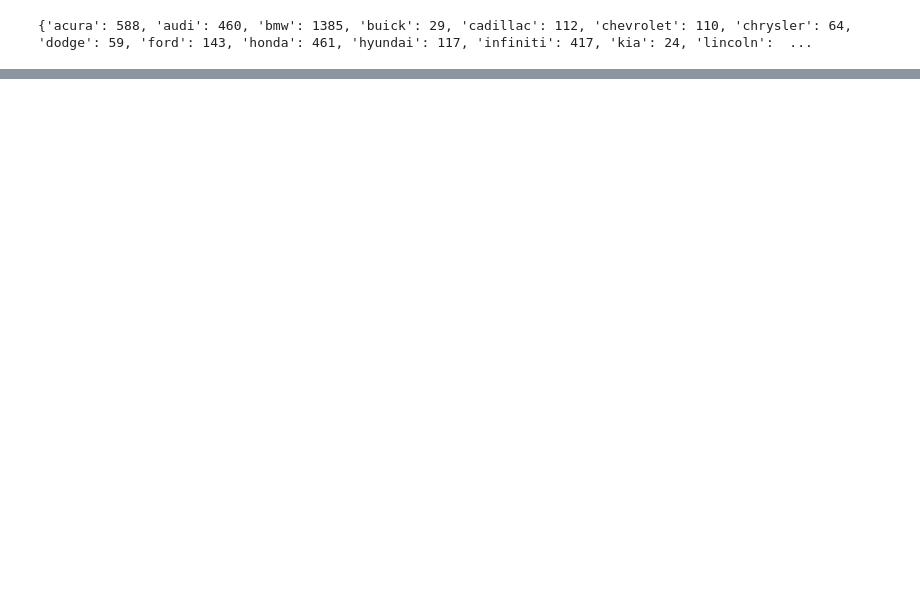
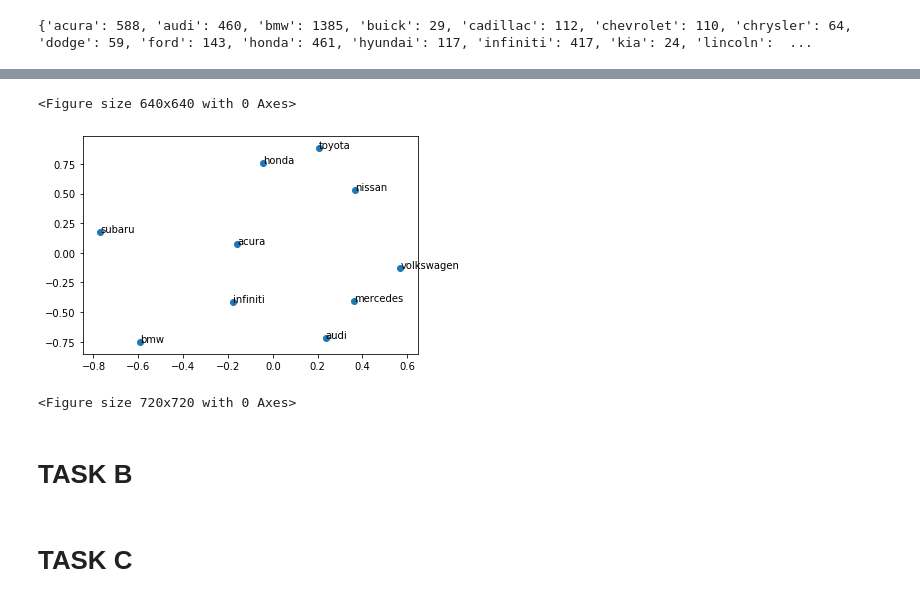
Before and after one commit to datajake-hill/text_hw1, a Jupyter notebook: HW1_Analysis.ipynb, the cells around one changed output, grey strips where cells are left out. Drawn from its saved outputs; the diff is of its cells as text; code cells hidden in the pictures; blank space fills up the shorter version.

```diff
--- a/HW1_Analysis.ipynb
+++ b/HW1_Analysis.ipynb
@@ -95,0 +119,2 @@ print(makes_dict)
+# %%
+top_10 = sorted(makes_dict, key=makes_dict.get, reverse=True)[:10]
@@ -95,0 +151,2 @@ print(makes_dict)
+# %%
+top_10_num = sorted(np.fromiter(makes_dict.values(), dtype=float), reverse=True)[:10]
@@ -95,0 +208,13 @@ print(makes_dict)
+# %%
+lifts = np.zeros((10, 10))
+N = len(df)
+for i in range(10):
+    count1 = top_10_num[i]
+    for j in range(10):
+        count2 = top_10_num[j]
+        denom = count1 * count2
+        numer = brand_comentions[i][j]
+        lifts[i][j] = (numer/denom) * N
+np.set_printoptions(precision = 1)
+df_lifts = pd.DataFrame(lifts, columns=top_10, index = top_10)
+df_lifts
@@ -95,0 +235,11 @@ print(makes_dict)
+# %%
+dissimilarity = lifts
+for i in range(10):
+    for j in range(10):
+        if i == j:
+            dissimilarity[i][j]=0
+        else:
+            dissimilarity[i][j] = 1/lifts[i][j]
+
+df_dissimilarity = pd.DataFrame(dissimilarity, columns=top_10, index = top_10)
+df_dissimilarity
@@ -95,0 +258,20 @@ print(makes_dict)
+# %%
+from sklearn.manifold import MDS
+from matplotlib.pyplot import figure
+
+figure(num=None, figsize=(8, 8), dpi=80, facecolor='w', edgecolor='k')
+mds = MDS(dissimilarity='euclidean')
+coords = mds.fit_transform(dissimilarity)
+
+x,y = coords.T
+
+fig, ax=plt.subplots()
+plt.figure(figsize=(10,10))
+ax.scatter(x,y)
+
+for i, txt in enumerate(top_10):
+    ax.annotate(txt, (x[i],y[i]))
+# %% [output]
+<Figure size 640x640 with 0 Axes>
+[figure, added]
+<Figure size 720x720 with 0 Axes>
@@ -95,0 +291,4 @@ print(makes_dict)
+# %% [markdown]
+# TASK B
+# %% [markdown]
+# TASK C
```
Also changed, not shown: parts of 27 cells of this notebook.
